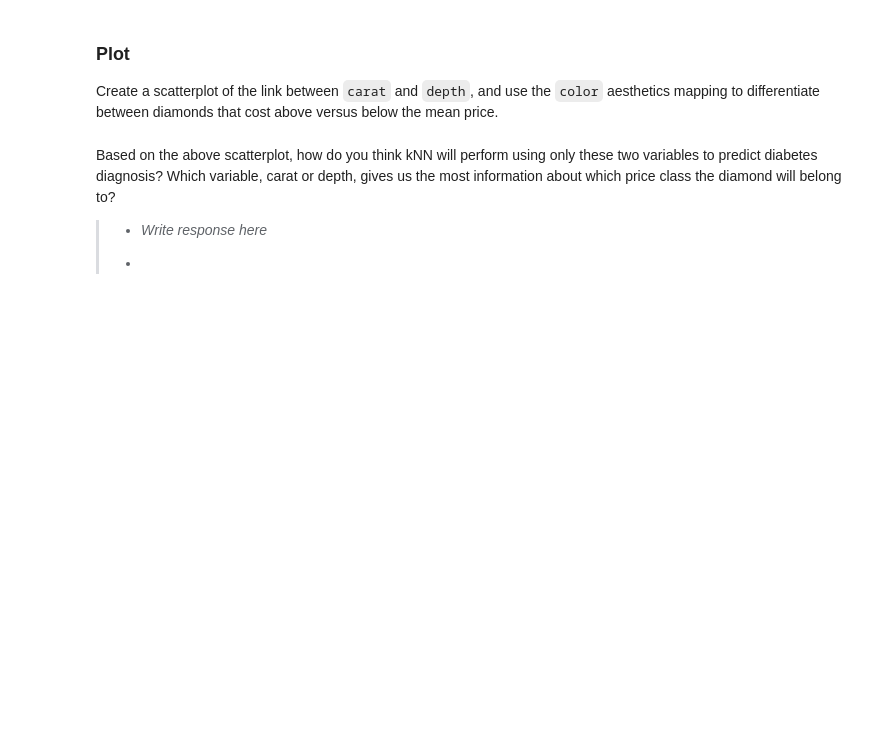
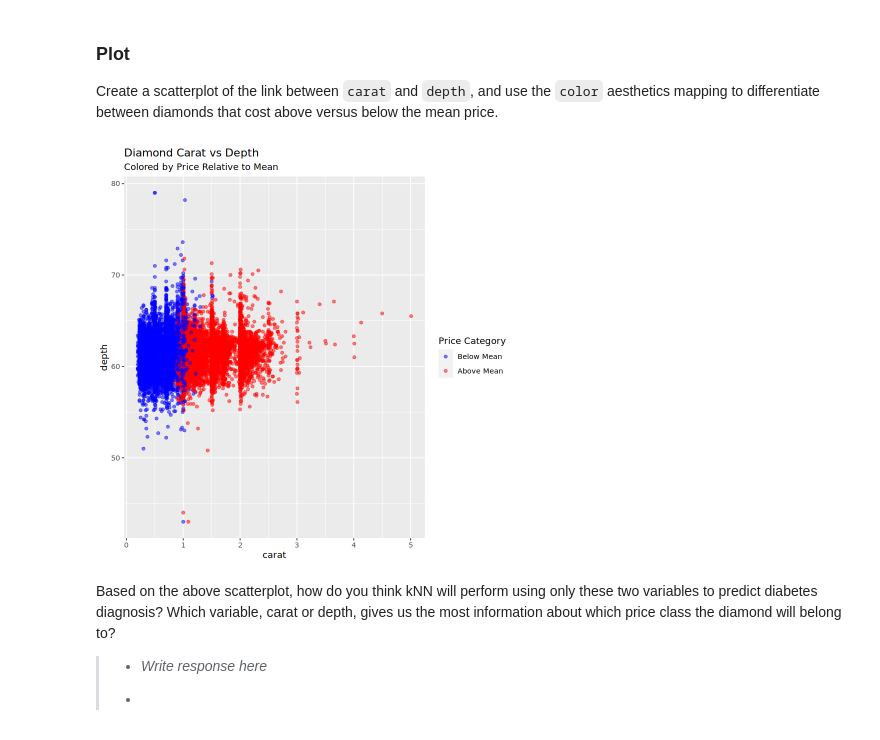
Before and after one commit to cnsimmons/Simmons_DSPN_S25, a Jupyter notebook: ExerciseSubmissions/ex11-the-beauty-of-knn.ipynb, the cells around one changed output. Saved outputs shown, nothing was run; the diff lists cells and outputs as text; code cells hidden in the pictures; blank space fills up the shorter version.

```diff
--- a/ExerciseSubmissions/ex11-the-beauty-of-knn.ipynb
+++ b/ExerciseSubmissions/ex11-the-beauty-of-knn.ipynb
@@ -16,0 +15,23 @@ In this exercise, you'll gain practice working with kNN. We'll use the [diamonds
+# %%
+# Load the required packages
+library(class)
+library(tidyverse)
+#library (dplyr)
+#library(ggplot2)
+
+
+# Assign the diamonds dataset to a simpler name and create price_bin variable
+diamonds_df <- diamonds
+diamonds_df <- diamonds_df %>%
+  mutate(price_bin = if_else(price > mean(price), 1, 0)) %>%
+  mutate(price_bin = as.factor(price_bin))
+
+# Select just the required variables
+diamonds_df <- diamonds_df %>%
+  select(carat, depth, table, x, y, price_bin)
+
+# Print the first few lines of the dataset
+head(diamonds_df)
+
+# Print the dimensions of the dataset
+dim(diamonds_df)
@@ -22,3 +70,14 @@ Create a scatterplot of the link between `carat` and `depth`, and use the `color
+# %%
+# Create a scatterplot
+ggplot(diamonds_df, aes(x = carat, y = depth, color = price_bin)) +
+  geom_point(alpha = 0.5) +
+  scale_color_manual(values = c("blue", "red"),
+                     labels = c("Below Mean", "Above Mean")) +
+  labs(title = "Diamond Carat vs Depth",
+       subtitle = "Colored by Price Relative to Mean",
+       color = "Price Category")
+# %% [output]
+[figure, added]
 # %% [markdown]
 Based on the above scatterplot, how do you think kNN will perform using only these two variables to predict diabetes diagnosis? Which variable, carat or depth, gives us the most information about which price class the diamond will belong to?
 > * *Write response here*
```
Also changed, not shown: parts of 15 cells of this notebook.
